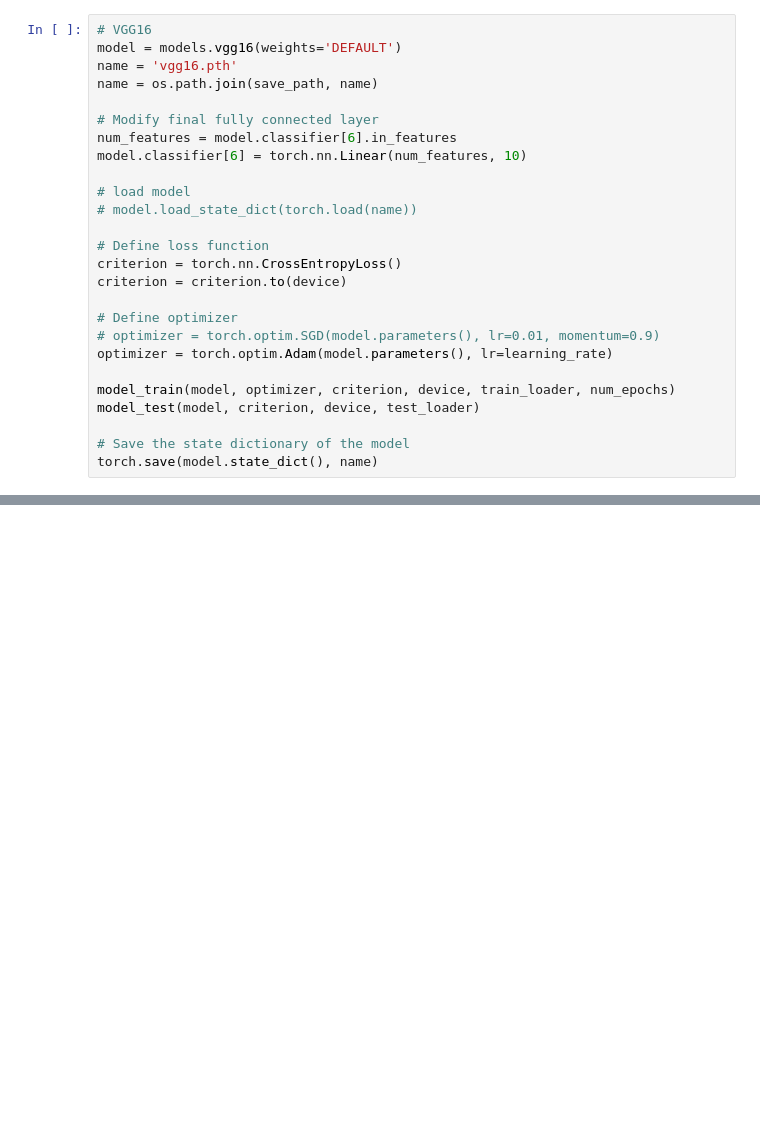
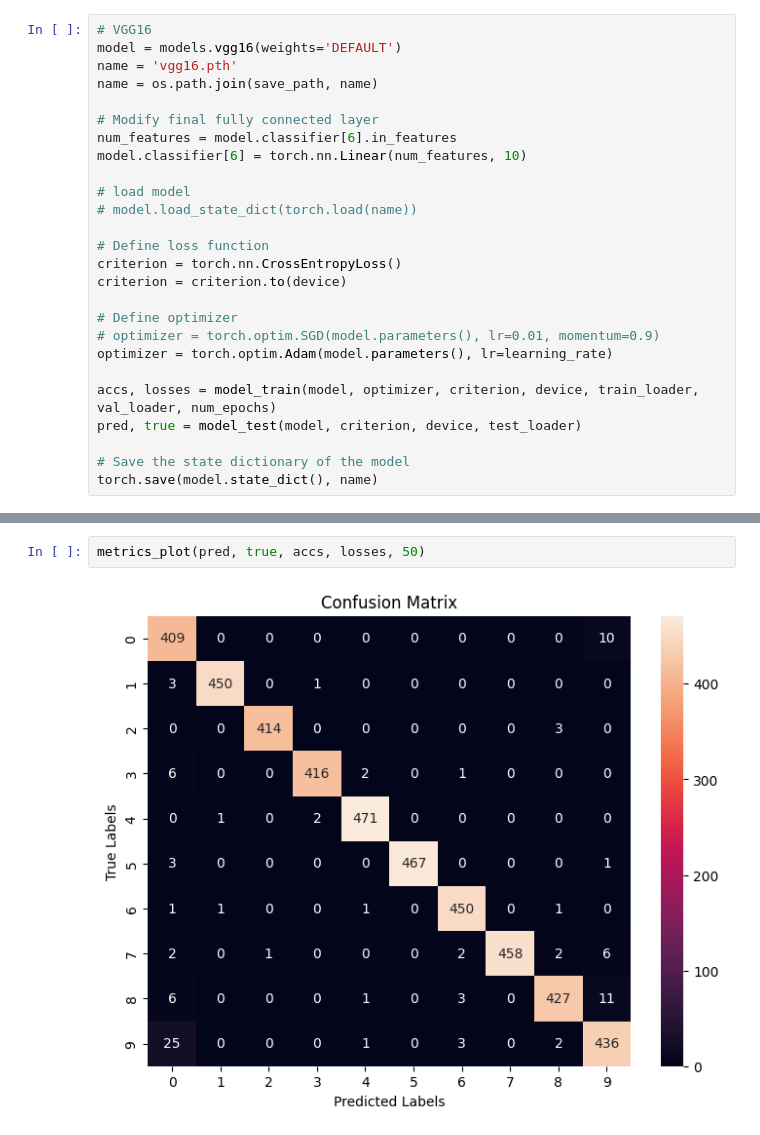
Before and after one commit to momoaolig/Distracted-Driver-Detection, a Jupyter notebook: notebook/Pre-trainedModel.ipynb, the cells around one changed output, grey strips where cells are left out. Drawn from its saved outputs; the diff is of its cells as text; blank space fills up the shorter version.

```diff
--- a/notebook/Pre-trainedModel.ipynb
+++ b/notebook/Pre-trainedModel.ipynb
@@ -73,8 +90,8 @@ criterion = criterion.to(device)
 # optimizer = torch.optim.SGD(model.parameters(), lr=0.01, momentum=0.9)
 optimizer = torch.optim.Adam(model.parameters(), lr=learning_rate)
 
-model_train(model, optimizer, criterion, device, train_loader, num_epochs)
-model_test(model, criterion, device, test_loader)
+accs, losses = model_train(model, optimizer, criterion, device, train_loader, val_loader, num_epochs)
+pred, true = model_test(model, criterion, device, test_loader)
 
 # Save the state dictionary of the model
 torch.save(model.state_dict(), name)
@@ -88,0 +112,4 @@ Test Loss: 0.4372, Test Acc: 88.96
+# %%
+metrics_plot(pred, true, accs, losses, 50)
+# %% [output]
+[figure, added]
```
Also changed, not shown: parts of 7 cells of this notebook, 22 other files.
